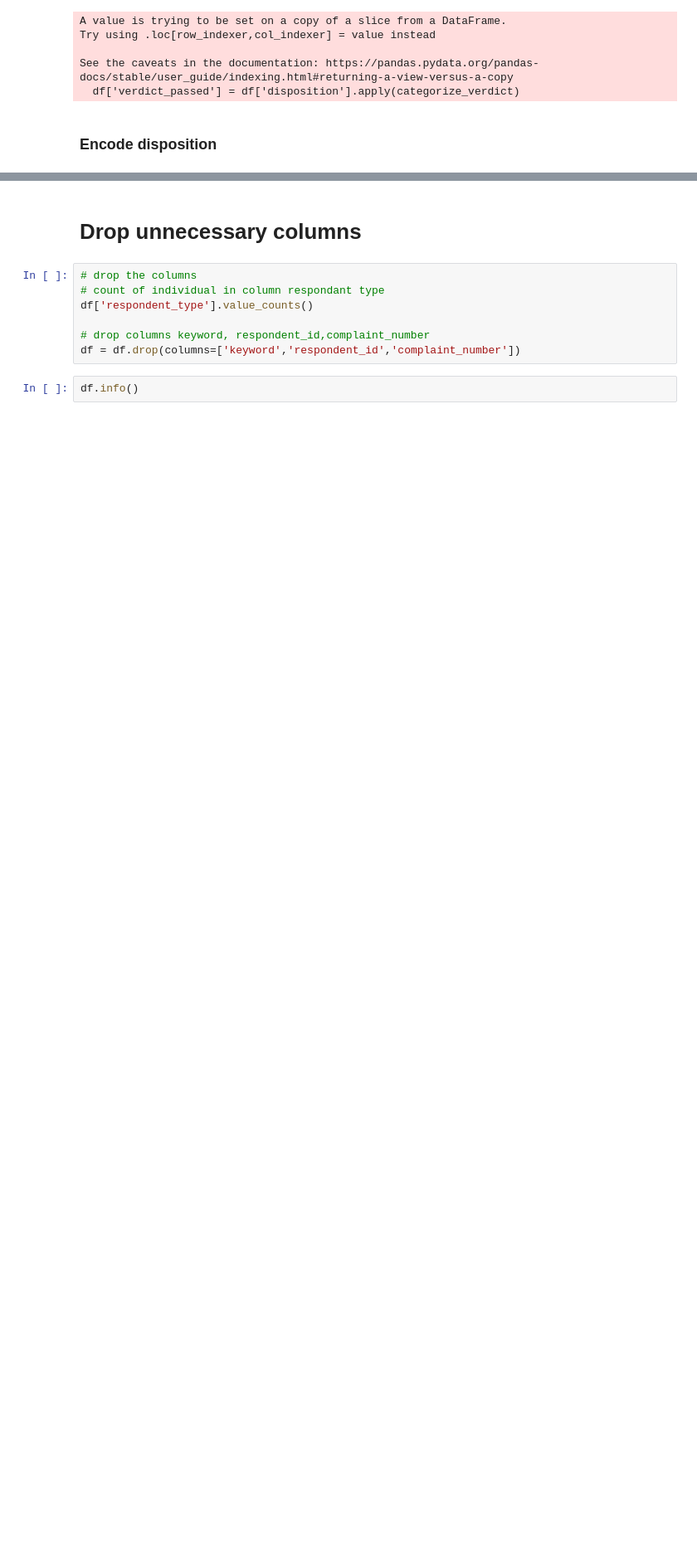
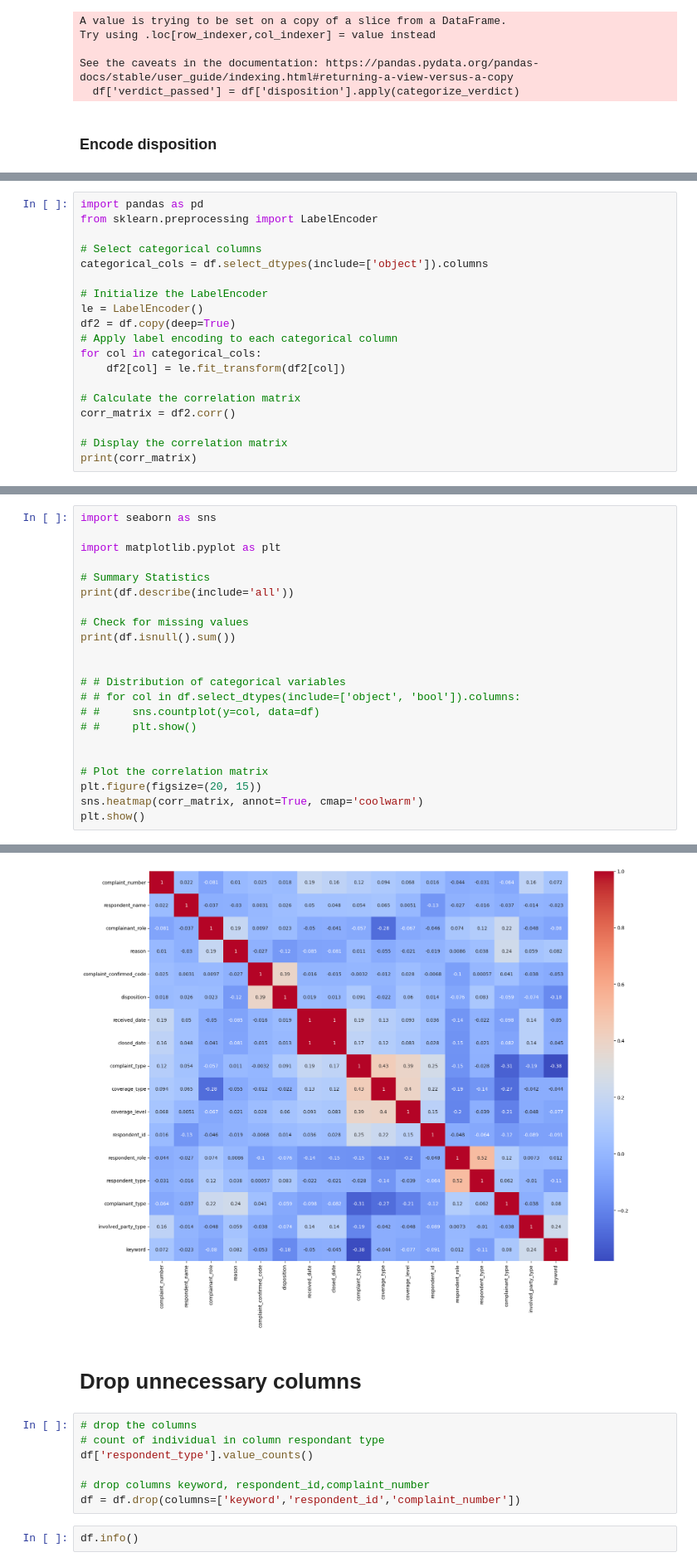
Before and after one commit to gcnabingc/Insurance-conflict-settlements-verdict, a Jupyter notebook: Insurance_complaint_verdict.ipynb, the cells around one changed output, grey strips where cells are left out. Shown at 83% size. Cells and saved outputs as stored; diff of their text form; blank space fills up the shorter version.

```diff
--- a/Insurance_complaint_verdict.ipynb
+++ b/Insurance_complaint_verdict.ipynb
@@ -109,0 +109,19 @@ df.head()
+# %%
+import pandas as pd
+from sklearn.preprocessing import LabelEncoder
+
+# Select categorical columns
+categorical_cols = df.select_dtypes(include=['object']).columns
+
+# Initialize the LabelEncoder
+le = LabelEncoder()
+df2 = df.copy(deep=True)
+# Apply label encoding to each categorical column
+for col in categorical_cols:
+    df2[col] = le.fit_transform(df2[col])
+
+# Calculate the correlation matrix
+corr_matrix = df2.corr()
+
+# Display the correlation matrix
+print(corr_matrix)
@@ -109,0 +146,23 @@ df.head()
+# %%
+import seaborn as sns
+
+import matplotlib.pyplot as plt
+
+# Summary Statistics
+print(df.describe(include='all'))
+
+# Check for missing values
+print(df.isnull().sum())
+
+
+# # Distribution of categorical variables
+# # for col in df.select_dtypes(include=['object', 'bool']).columns:
+# #     sns.countplot(y=col, data=df)
+# #     plt.show()
+
+
+# Plot the correlation matrix
+plt.figure(figsize=(20, 15))
+sns.heatmap(corr_matrix, annot=True, cmap='coolwarm')
+plt.show()
+# %% [output]
@@ -110,3 +186,4 @@ df.head()
+[figure, added]
 # %% [markdown]
 # Drop unnecessary columns
 # %%
```
Also changed, not shown: parts of 28 cells of this notebook.
